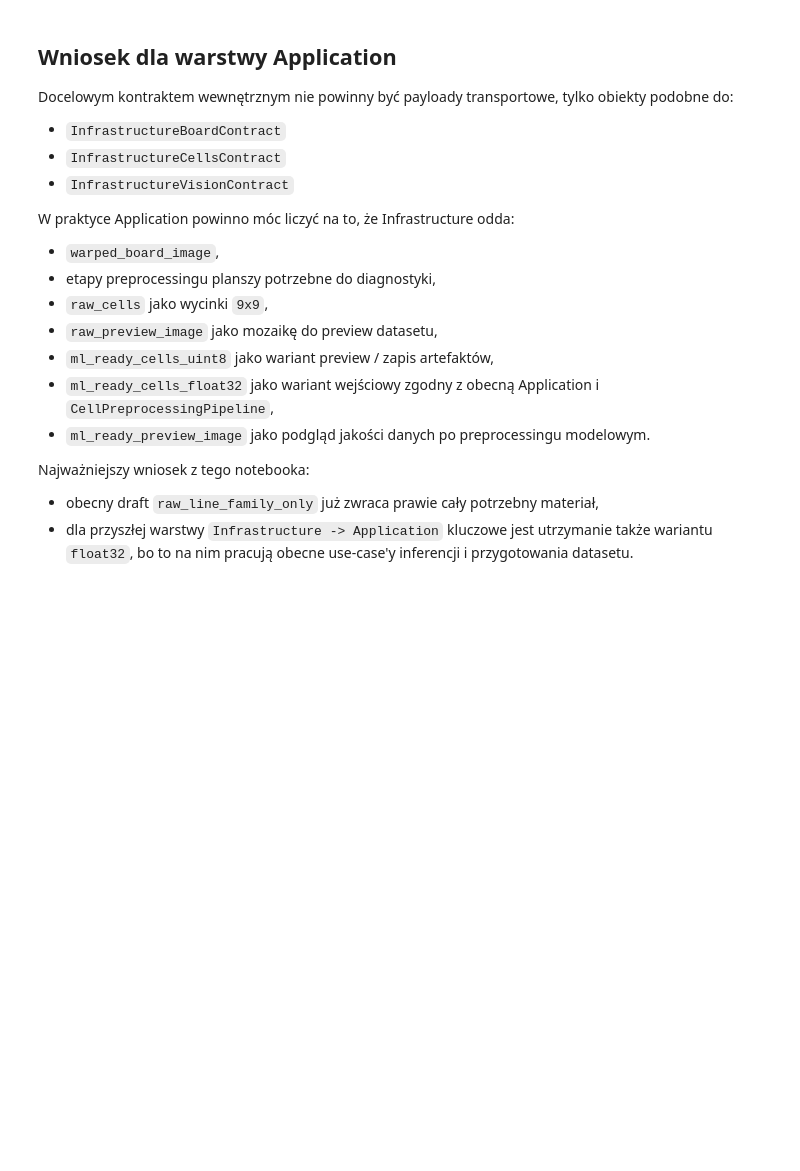
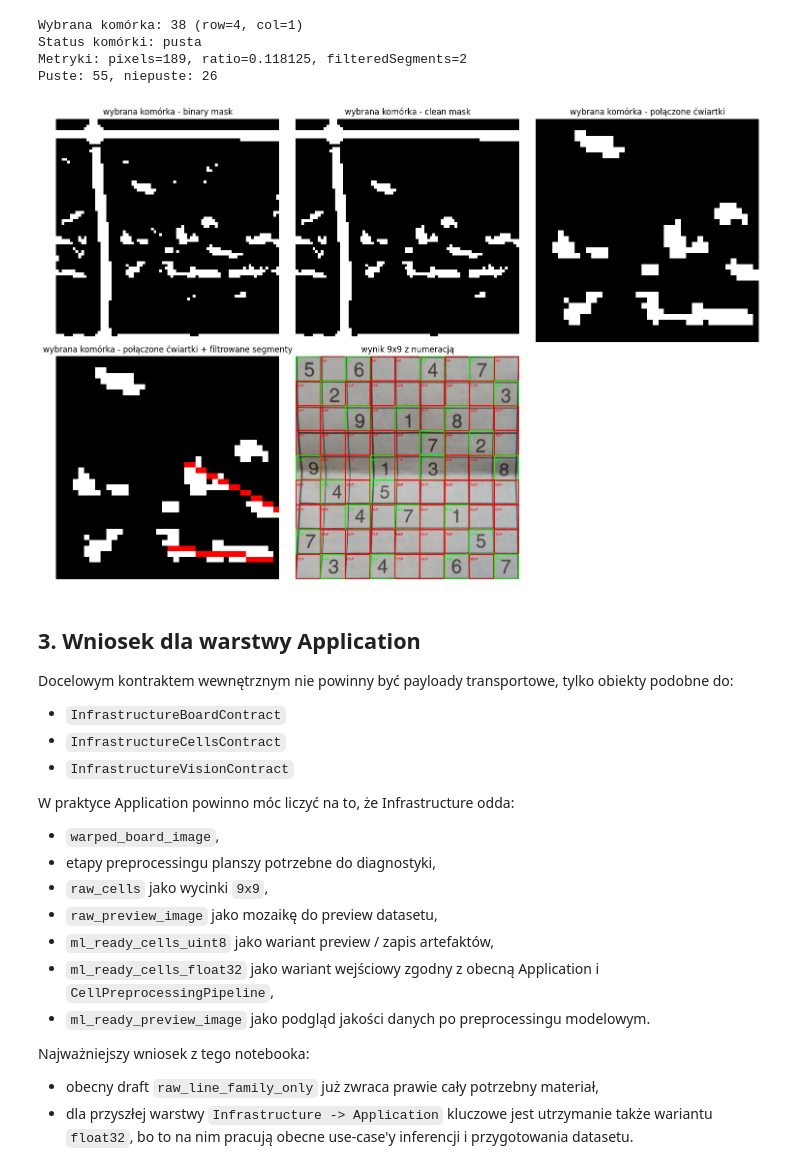
Before and after one commit to ML-Experts/sudoku, a Jupyter notebook: src/MachineLearning/draft/FinalApi/final_api_uc04_uc06_preview.ipynb, the cells around one changed output. Saved outputs shown, nothing was run; the diff lists cells and outputs as text; code cells hidden in the pictures; blank space fills up the shorter version.

```diff
--- a/src/MachineLearning/draft/FinalApi/final_api_uc04_uc06_preview.ipynb
+++ b/src/MachineLearning/draft/FinalApi/final_api_uc04_uc06_preview.ipynb
@@ -390,8 +435,76 @@ Kontrakt wewnętrzny Infrastructure -> Application:
 
 Wniosek operacyjny:
 Application dostaje warped board, raw 9x9 cells, ML-ready uint8 preview/grid oraz ML-ready float32 zgodny z CellPreprocessingPipeline.
+# %%
+empty_cell_grid_analysis = analyze_raw_cells_grid(
+    contract.cells.raw_cells,
+    empty_cell_config=EMPTY_CELL_CONFIG,
+    processing_config=EMPTY_CELL_PROCESSING_CONFIG,
+    preview_gap_px=CONFIG.warp_cells_preview_gap_px,
+)
+selected_cell_result = get_cell_result_by_number(
+    empty_cell_grid_analysis.cell_results,
+    EMPTY_CELL_SELECTED_NUMBER_1_BASED,
+)
+selected_cell_analysis = selected_cell_result.analysis
+selected_cell_binary_mask = selected_cell_analysis.preprocessing.binary_mask
+selected_cell_clean_mask = selected_cell_analysis.preprocessing.clean_mask
+selected_cell_center_composite = (
+    selected_cell_analysis.preprocessing.center_composite
+)
+selected_cell_filtered_segments_overlay = render_segments_overlay(
+    selected_cell_center_composite,
+    selected_cell_analysis.filtered_segments,
+)
+empty_cell_status_overlay = draw_status_board_overlay(
+    contract.board.warped_board_image,
+    empty_cell_grid_analysis.cell_results,
+)
+
+status_label = "pusta" if selected_cell_analysis.is_empty else "niepusta"
+print(
+    f"Wybrana komórka: {EMPTY_CELL_SELECTED_NUMBER_1_BASED} "
+    f"(row={selected_cell_result.row_index}, col={selected_cell_result.col_index})"
+)
+print(f"Status komórki: {status_label}")
+print(
+    "Metryki: "
+    f"pixels={selected_cell_analysis.foreground_pixel_count}, "
+    f"ratio={selected_cell_analysis.foreground_pixel_ratio:.6f}, "
+    f"filteredSegments={selected_cell_analysis.filtered_segment_count}"
+)
+print(
+    f"Puste: {empty_cell_grid_analysis.empty_count}, "
+    f"niepuste: {empty_cell_grid_analysis.non_empty_count}"
+)
+
+API.plot_named_images(
+    [
+        ("wybrana komórka - binary mask", selected_cell_binary_mask, False),
+        ("wybrana komórka - clean mask", selected_cell_clean_mask, False),
+        (
+            "wybrana komórka - połączone ćwiartki",
+            selected_cell_center_composite,
+            False,
+        ),
+        (
+            "wybrana komórka - połączone ćwiartki + filtrowane segmenty",
+            selected_cell_filtered_segments_overlay,
+            True,
+        ),
+        ("wynik 9x9 z numeracją", empty_cell_status_overlay, True),
+    ],
+    columns=3,
+    figure_scale=5.0,
+)
+# %% [output]
+Wybrana komórka: 38 (row=4, col=1)
+Status komórki: pusta
+Metryki: pixels=189, ratio=0.118125, filteredSegments=2
+Puste: 55, niepuste: 26
+[figure, added]
 # %% [markdown]
-## Wniosek dla warstwy Application
+## 3. Wniosek dla warstwy Application
 
 Docelowym kontraktem wewnętrznym nie powinny być payloady transportowe, tylko obiekty podobne do:
 - `InfrastructureBoardContract`
```
Also changed, not shown: parts of 7 cells of this notebook, 37 other files.
